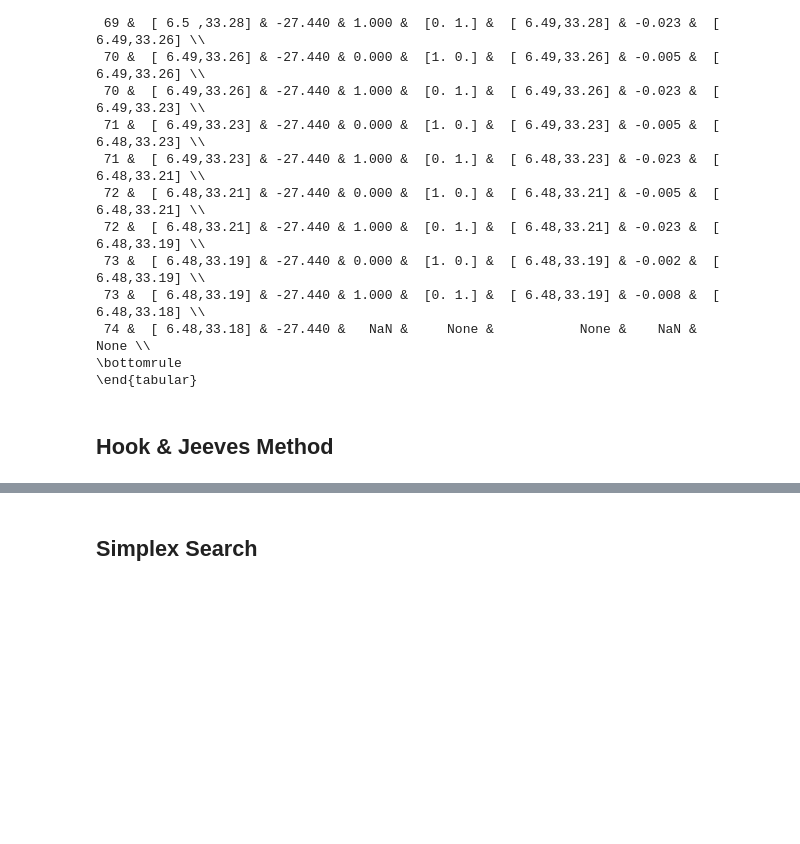
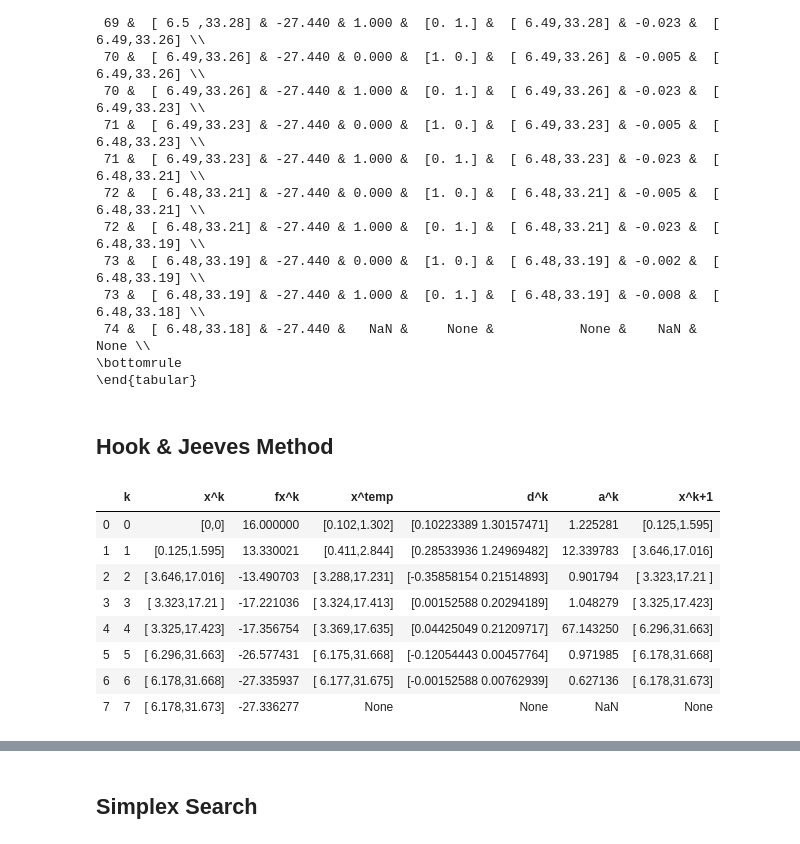
Before and after one commit to akinelden/ie440-homework3, a Jupyter notebook: HW3.ipynb, the cells around one changed output, grey strips where cells are left out. Drawn from its saved outputs; the diff is of its cells as text; code cells hidden in the pictures; blank space fills up the shorter version.

```diff
--- a/HW3.ipynb
+++ b/HW3.ipynb
@@ -166,0 +194,13 @@ print(output2[-11:].to_latex(index=False,float_format='%.3f'))
+# %%
+HJMoutput1 = HookJeevesMethod(f,[0,0],0.01)
+HJMoutput1
+# %% [output]
+|  | k | x^k | fx^k | x^temp | d^k | a^k | x^k+1 |
+| 0 | 0 | [0,0] | 16.000000 | [0.102,1.302] | [0.10223389 1.30157471] | 1.225281 | [0.125,1.595] |
+| 1 | 1 | [0.125,1.595] | 13.330021 | [0.411,2.844] | [0.28533936 1.24969482] | 12.339783 | [ 3.646,17.016] |
+| 2 | 2 | [ 3.646,17.016] | -13.490703 | [ 3.288,17.231] | [-0.35858154 0.21514893] | 0.901794 | [ 3.323,17.21 ] |
+| 3 | 3 | [ 3.323,17.21 ] | -17.221036 | [ 3.324,17.413] | [0.00152588 0.20294189] | 1.048279 | [ 3.325,17.423] |
+| 4 | 4 | [ 3.325,17.423] | -17.356754 | [ 3.369,17.635] | [0.04425049 0.21209717] | 67.143250 | [ 6.296,31.663] |
+| 5 | 5 | [ 6.296,31.663] | -26.577431 | [ 6.175,31.668] | [-0.12054443 0.00457764] | 0.971985 | [ 6.178,31.668] |
+| 6 | 6 | [ 6.178,31.668] | -27.335937 | [ 6.177,31.675] | [-0.00152588 0.00762939] | 0.627136 | [ 6.178,31.673] |
+| 7 | 7 | [ 6.178,31.673] | -27.336277 | None | None | NaN | None |
```
Also changed, not shown: parts of 5 cells of this notebook.
